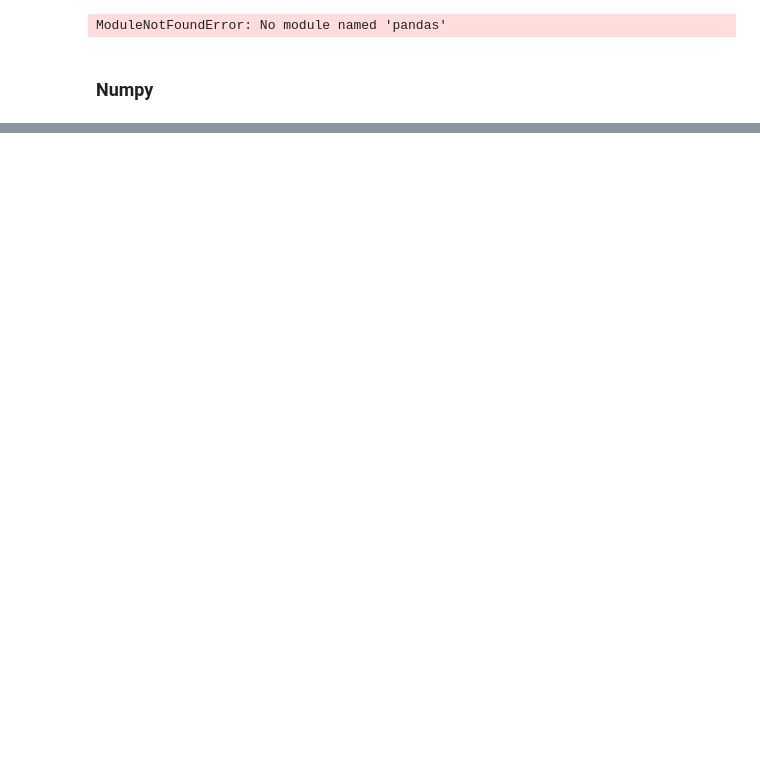
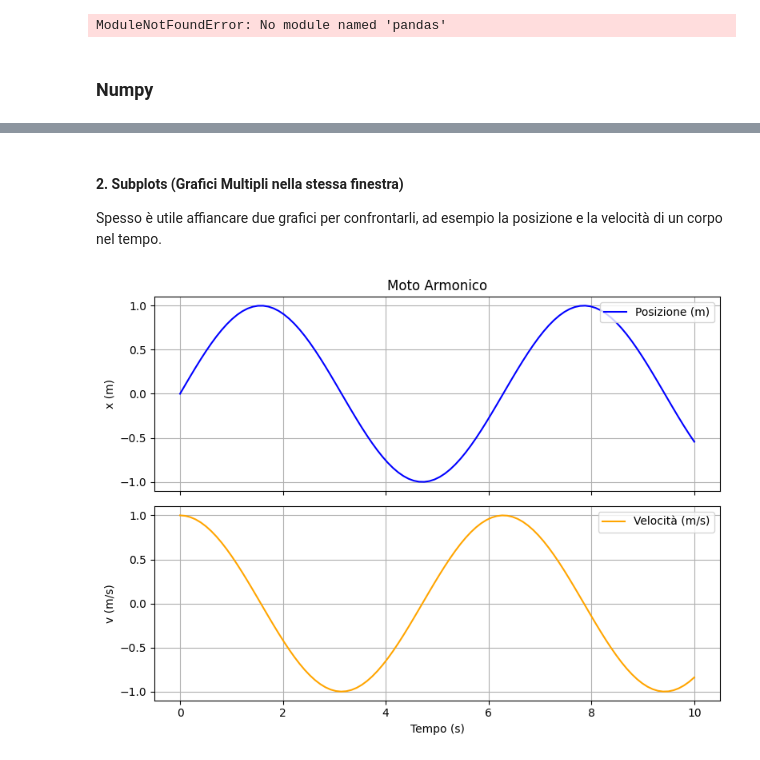
Before and after one commit to Its-mics/Statistica, a Jupyter notebook: laboratorio/appunti_vari.ipynb, the cells around one changed output, grey strips where cells are left out. Cells and saved outputs as stored; diff of their text form; code cells hidden in the pictures; blank space fills up the shorter version.

```diff
--- a/laboratorio/appunti_vari.ipynb
+++ b/laboratorio/appunti_vari.ipynb
@@ -452,0 +637,36 @@ print(a)
+# %% [markdown]
+#### 2. Subplots (Grafici Multipli nella stessa finestra)
+Spesso è utile affiancare due grafici per confrontarli, ad esempio la posizione e la velocità di un corpo nel tempo.
+# %%
+import matplotlib.pyplot as plt
+import numpy as np
+
+tempo = np.linspace(0, 10, 100)
+posizione = np.sin(tempo)
+velocita = np.cos(tempo)
+
+# Creiamo una griglia con 2 righe e 1 colonna (due grafici uno sopra l'altro)
+# sharex=True fa in modo che condividano lo stesso asse X
+fig, (ax1, ax2) = plt.subplots(nrows=2, ncols=1, figsize=(8, 6), sharex=True)
+
+
+# Lavoriamo sul primo grafico (ax1)
+ax1.plot(tempo, posizione, color='blue', label='Posizione (m)')
+ax1.set_ylabel("x (m)")
+ax1.set_title("Moto Armonico")
+ax1.grid(True)
+ax1.legend(loc="upper right") #metto la legenda in alto a destra
+
+
+# Lavoriamo sul secondo grafico (ax2)
+ax2.plot(tempo, velocita, color='orange', label='Velocità (m/s)')
+ax2.set_xlabel("Tempo (s)")
+ax2.set_ylabel("v (m/s)")
+ax2.grid(True)
+ax2.legend(loc="upper right")
+
+# Aggiusta automaticamente gli spazi per non far accavallare i testi
+plt.tight_layout()
+plt.show()
+# %% [output]
+[figure, added]
```
Also changed, not shown: parts of 48 cells of this notebook.
